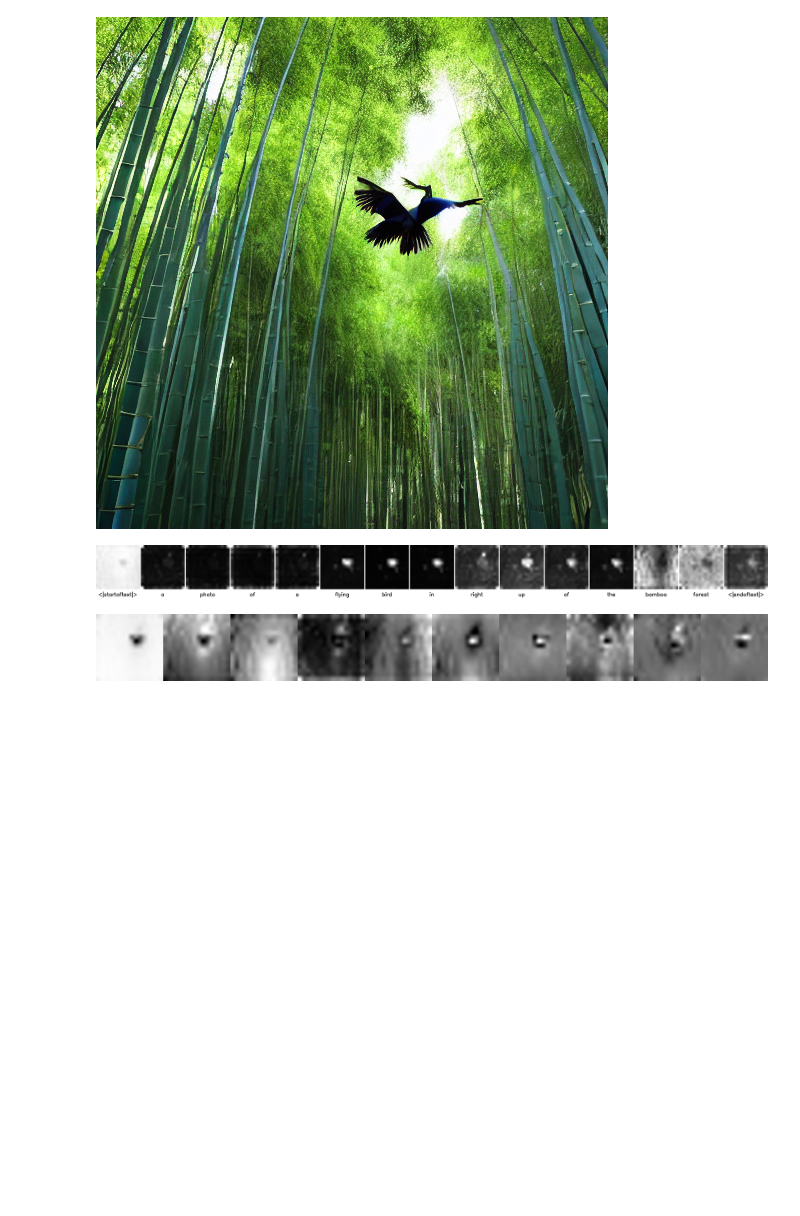
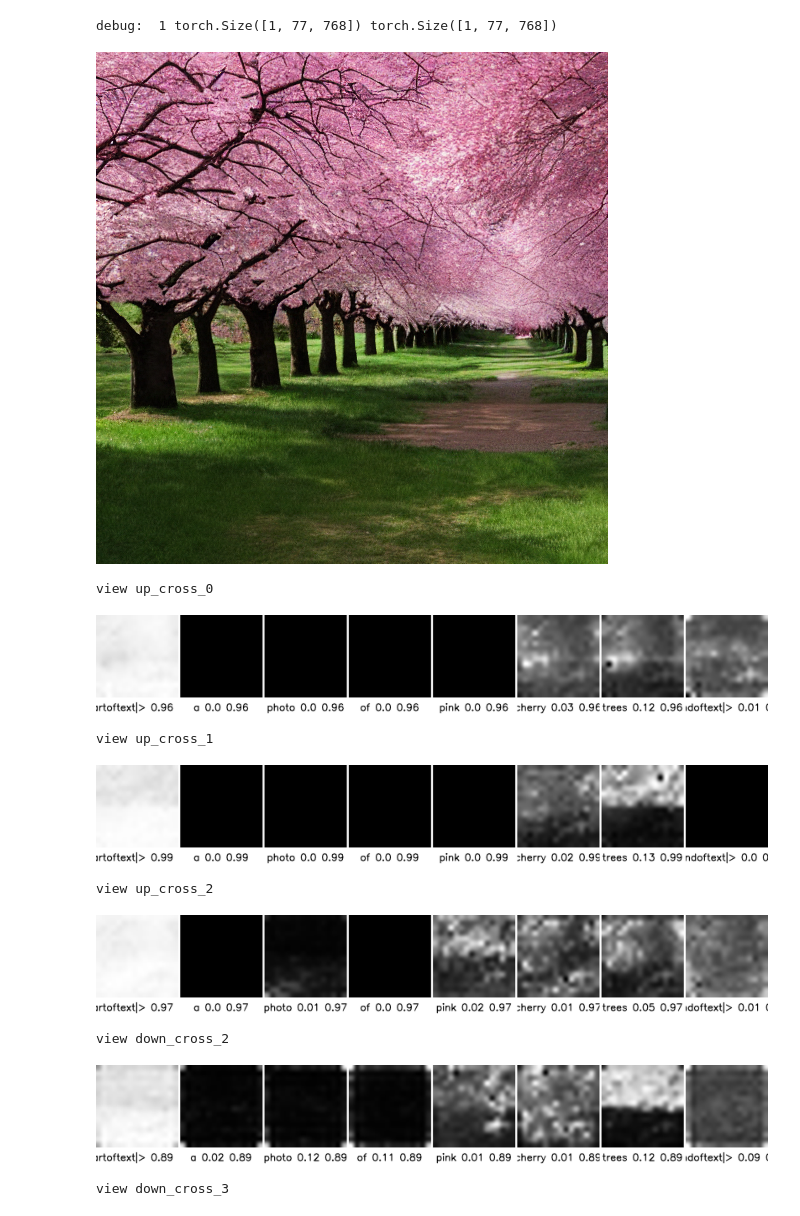
Before and after one commit to zmghub/prompt-to-prompt, a Jupyter notebook: test_ptp.ipynb, the cells around one changed output. Cells and saved outputs as stored; diff of their text form; code cells hidden in the pictures; blank space fills up the shorter version.

Commit message:
add control

```diff
--- a/test_ptp.ipynb
+++ b/test_ptp.ipynb
@@ -2,7 +2,7 @@
 import torch
 from diffusers import StableDiffusionPipeline
 device = torch.device('cuda:0') if torch.cuda.is_available() else torch.device('cpu')
-ldm_stable = StableDiffusionPipeline.from_pretrained("runwayml/stable-diffusion-v1-5").to(device)
+ldm_stable = StableDiffusionPipeline.from_pretrained("runwayml/stable-diffusion-v1-5", local_files_only=True).to(device)
 tokenizer = ldm_stable.tokenizer
 # %%
 import control
@@ -11,12 +11,21 @@ importlib.reload(control)
 from control import *
 # %%
 g_cpu = torch.Generator().manual_seed(47)
-prompts = ["a photo of a flying bird in right up of the bamboo forest"]
-controller = AttentionStore()
+prompts = ["a photo of pink cherry trees"]
+equalizer = get_equalizer(ldm_stable, prompts[0], ("person"), (0.5,))
+controller = AttentionStore(equalizer=equalizer)
 image, x_t = run_and_display(ldm_stable, prompts, controller, latent=None, run_baseline=False, generator=g_cpu)
 show_cross_attention(ldm_stable, prompts, controller, res=16, from_where=("up", "down"))
 show_self_attention_comp(prompts, controller, res=16, from_where=("up", "down"))
 # %% [output]
+debug:  1 torch.Size([1, 77, 768]) torch.Size([1, 77, 768])
-[figure, old version]
+[figure, new version]
+view up_cross_0
-[figure, old version]
+[figure, new version]
+view up_cross_1
-[figure, old version]
+[figure, new version]
+view up_cross_2
+[figure, added]
+view down_cross_2
+[figure, added]
+view down_cross_3
```
Also changed, not shown: parts of 2 cells of this notebook, 2 other files.
